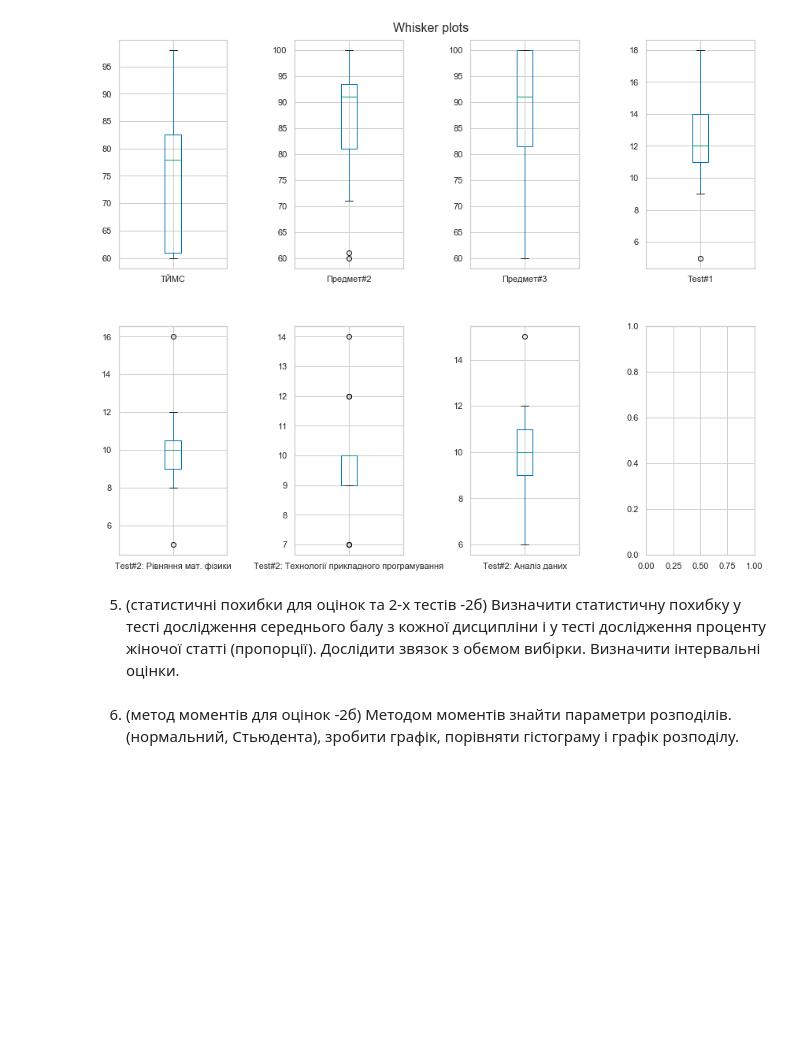
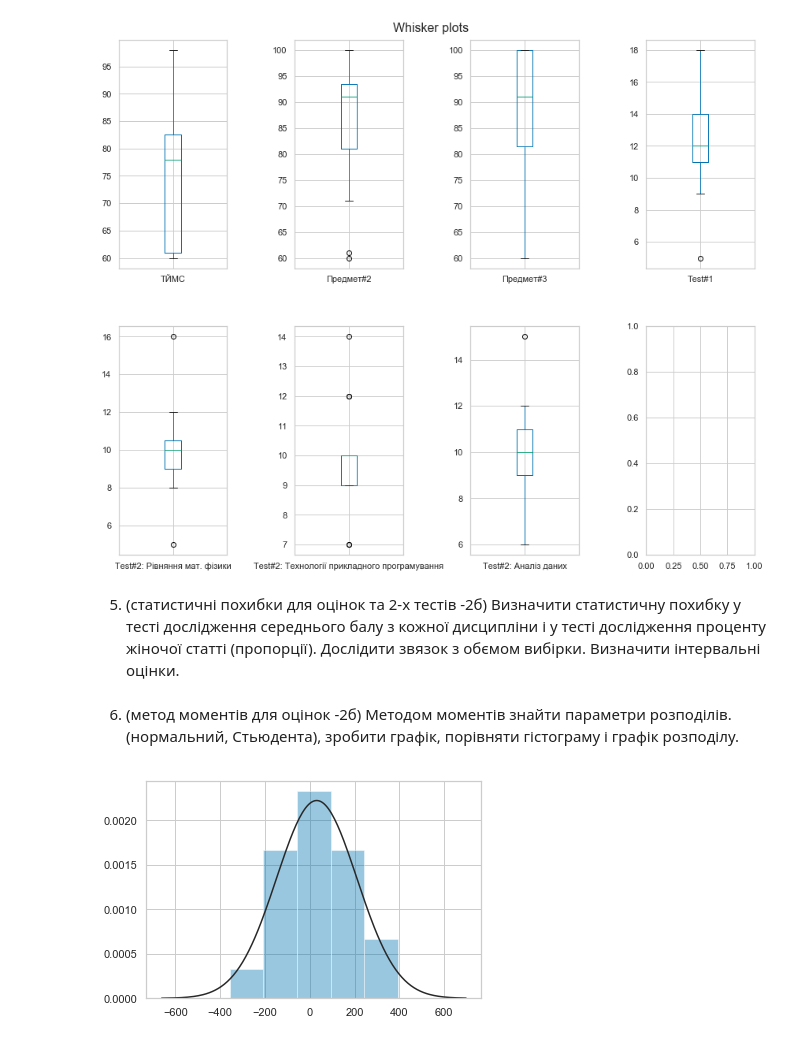
Before and after one commit to EddieKro/Data-Analysis, a Jupyter notebook: projects/poll/PM4_EDA.ipynb, the cells around one changed output. Cells and saved outputs as stored; diff of their text form; code cells hidden in the pictures; blank space fills up the shorter version.

```diff
--- a/projects/poll/PM4_EDA.ipynb
+++ b/projects/poll/PM4_EDA.ipynb
@@ -291,3 +275,8 @@ for i,col in enumerate(cols):
 5. (статистичні похибки для оцінок та 2-х тестів -2б) Визначити статистичну похибку у тесті дослідження середнього балу з кожної дисципліни і у тесті дослідження проценту жіночої статті  (пропорції). Дослідити звязок з обємом вибірки. Визначити інтервальні оцінки.
 # %% [markdown]
 6. (метод моментів для оцінок -2б) Методом моментів знайти параметри розподілів. (нормальний, Стьюдента), зробити графік, порівняти гістограму і графік розподілу.
+# %%
+mu, sigma = marks['ТЙМС'].mean(),marks['ТЙМС'].var()
+sns.distplot(np.random.normal(mu,sigma,20),fit=stats.norm,kde=False);
+# %% [output]
+[figure, added]
```
Also changed, not shown: parts of 17 cells of this notebook, 2 other files.
